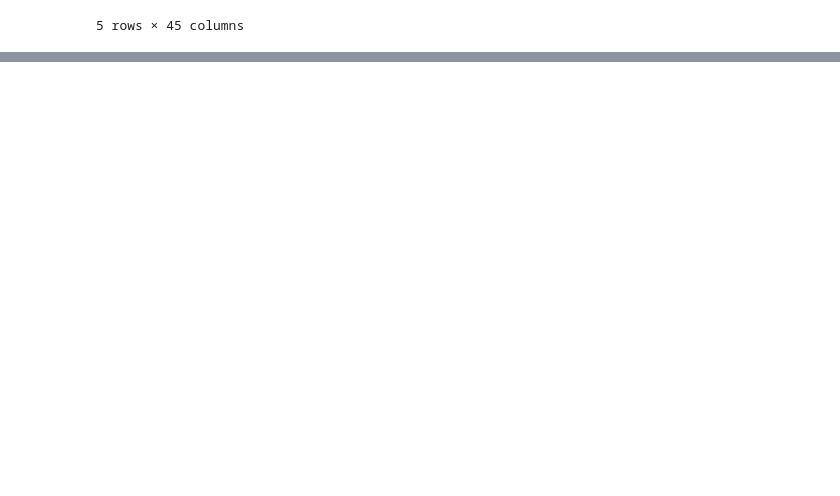
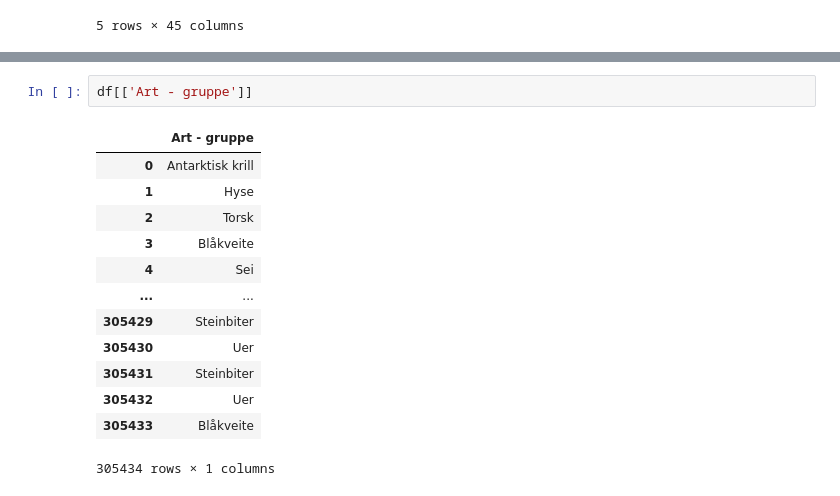
Before and after one commit to tmongstad/INFO284, a Jupyter notebook: Testbok.ipynb, the cells around one changed output, grey strips where cells are left out. Drawn from its saved outputs; the diff is of its cells as text; blank space fills up the shorter version.

```diff
--- a/Testbok.ipynb
+++ b/Testbok.ipynb
@@ -56,0 +58,16 @@ dtype: object
+# %%
+df[['Art - gruppe']]
+# %% [output]
+|  | Art - gruppe |
+| 0 | Antarktisk krill |
+| 1 | Hyse |
+| 2 | Torsk |
+| 3 | Blåkveite |
+| 4 | Sei |
+| ... | ... |
+| 305429 | Steinbiter |
+| 305430 | Uer |
+| 305431 | Steinbiter |
+| 305432 | Uer |
+| 305433 | Blåkveite |
+305434 rows × 1 columns
```
Also changed, not shown: parts of 7 cells of this notebook, 4 other files.
